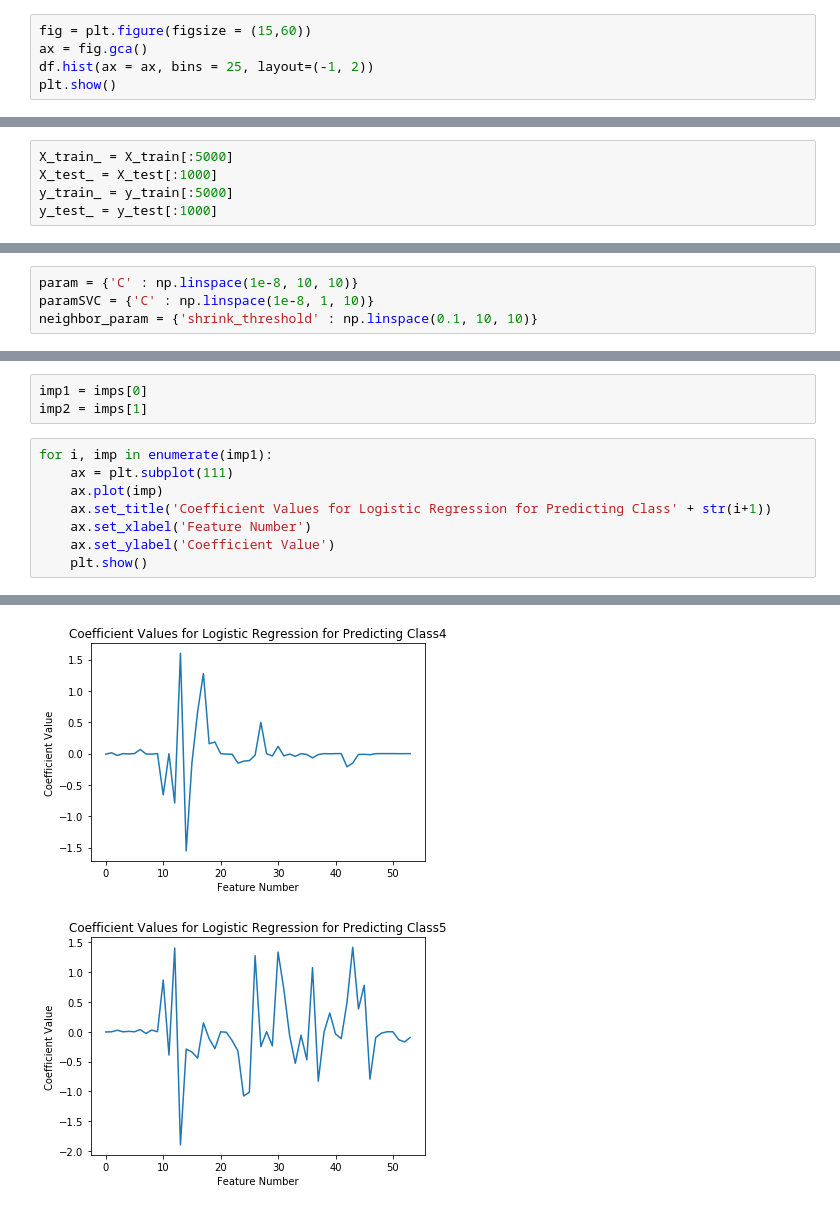
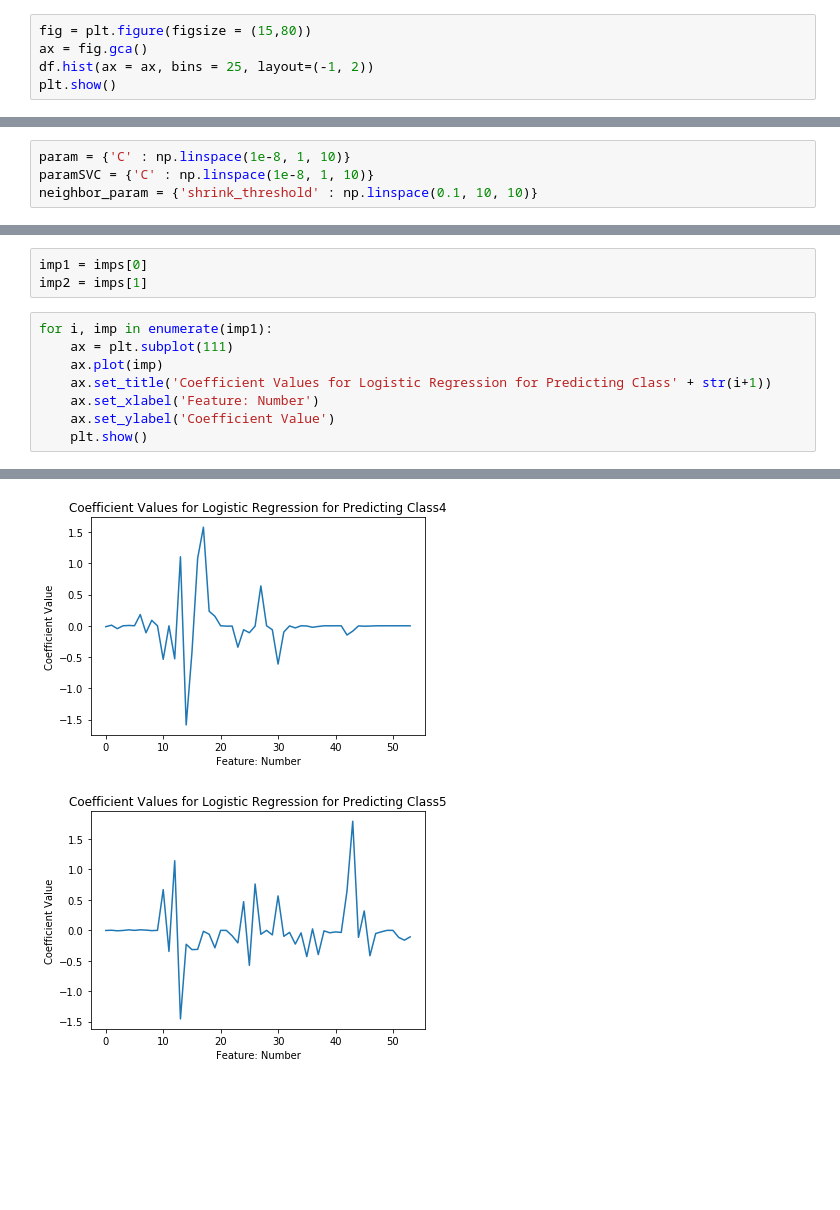
Before and after one commit to OSUScientificComputing464/project-two-grechasneak, a Jupyter notebook: classification.ipynb, the cells around one changed output, grey strips where cells are left out. Saved outputs shown, nothing was run; the diff lists cells and outputs as text; blank space fills up the shorter version.

```diff
--- a/classification.ipynb
+++ b/classification.ipynb
@@ -45,7 +31,7 @@ names = words + soils + wild_area
 # %%
 df = pd.read_csv('covtype.data', names=names)
 # %%
-fig = plt.figure(figsize = (15,60))
+fig = plt.figure(figsize = (15,80))
 ax = fig.gca()
 df.hist(ax = ax, bins = 25, layout=(-1, 2))
 plt.show()
@@ -57,11 +43,6 @@ X_all = df.values
 # %%
 X_train, X_test, y_train, y_test = train_test_split(X_all, y_all, test_size = 0.33,
                                                     random_state = 5, stratify = y_all)
-# %%
-X_train_ = X_train[:5000]
-X_test_ = X_test[:1000]
-y_train_ = y_train[:5000]
-y_test_ = y_test[:1000]
 # %%
 models = [LogisticRegression(), LinearSVC(), NearestCentroid()]
 # %%
@@ -131,7 +115,7 @@ def run_grid_search(model, params, X, y, scaled = True):
     ax.set_ylabel('Average Accuracy')
     plt.show()
 # %%
-param = {'C' : np.linspace(1e-8, 10, 10)}
+param = {'C' : np.linspace(1e-8, 1, 10)}
 paramSVC = {'C' : np.linspace(1e-8, 1, 10)}
 neighbor_param = {'shrink_threshold' : np.linspace(0.1, 10, 10)}
 # %%
@@ -172,7 +156,7 @@ for i, imp in enumerate(imp1):
     ax = plt.subplot(111)
     ax.plot(imp)
     ax.set_title('Coefficient Values for Logistic Regression for Predicting Class' + str(i+1))
-    ax.set_xlabel('Feature Number')
+    ax.set_xlabel('Feature: Number')
     ax.set_ylabel('Coefficient Value')
     plt.show()
 # %% [output]
@@ -182,2 +166,2 @@ for i, imp in enumerate(imp1):
-[figure, old version]
+[figure, new version]
-[figure, old version]
+[figure, new version]
```
Also changed, not shown: parts of 12 cells of this notebook, 3 other files.
